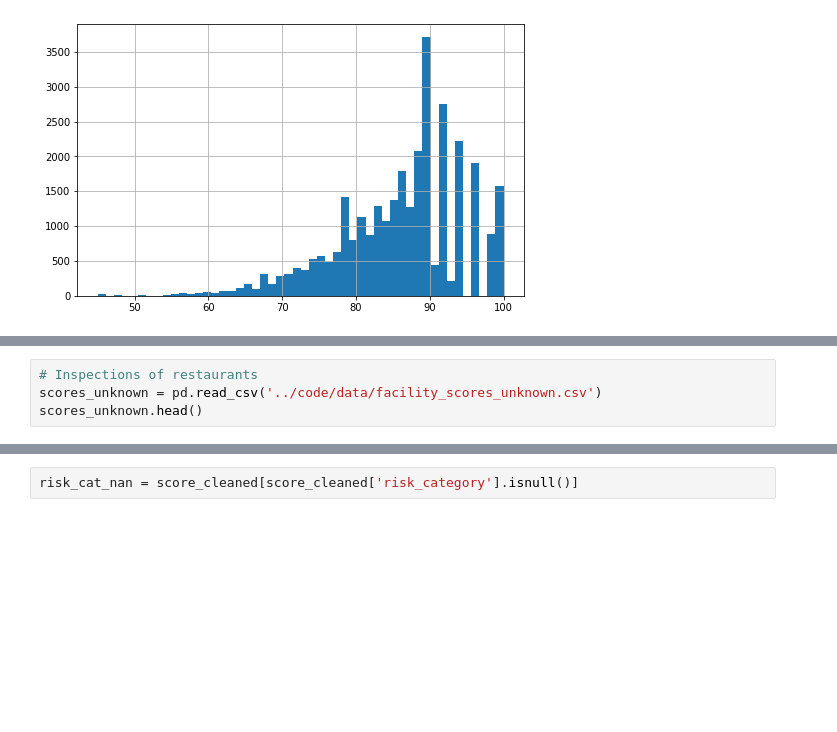
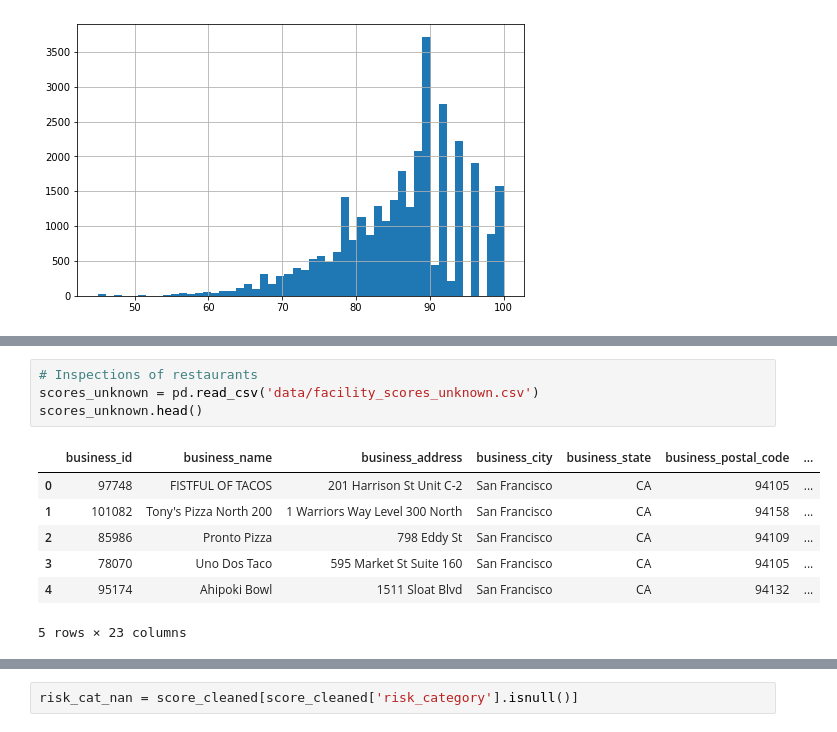
Before and after one commit to kayfuku/machine-learning, a Jupyter notebook: data_exploration.ipynb, the cells around one changed output, grey strips where cells are left out. Cells and saved outputs as stored; diff of their text form; blank space fills up the shorter version.

```diff
--- a/data_exploration.ipynb
+++ b/data_exploration.ipynb
@@ -196,6 +197,14 @@ Text(0, 0.5, 'business_latitude')
 # %%
 # Inspections of restaurants
-scores_unknown = pd.read_csv('../code/data/facility_scores_unknown.csv')
+scores_unknown = pd.read_csv('data/facility_scores_unknown.csv')
 scores_unknown.head()
+# %% [output]
+|  | business_id | business_name | business_address | business_city | business_state | business_postal_code | ... |
+| 0 | 97748 | FISTFUL OF TACOS | 201 Harrison St Unit C-2 | San Francisco | CA | 94105 | ... |
+| 1 | 101082 | Tony's Pizza North 200 | 1 Warriors Way Level 300 North | San Francisco | CA | 94158 | ... |
+| 2 | 85986 | Pronto Pizza | 798 Eddy St | San Francisco | CA | 94109 | ... |
+| 3 | 78070 | Uno Dos Taco | 595 Market St Suite 160 | San Francisco | CA | 94105 | ... |
+| 4 | 95174 | Ahipoki Bowl | 1511 Sloat Blvd | San Francisco | CA | 94132 | ... |
+5 rows × 23 columns
 # %%
 scores_unknown.columns
```
Also changed, not shown: parts of 22 cells of this notebook.
